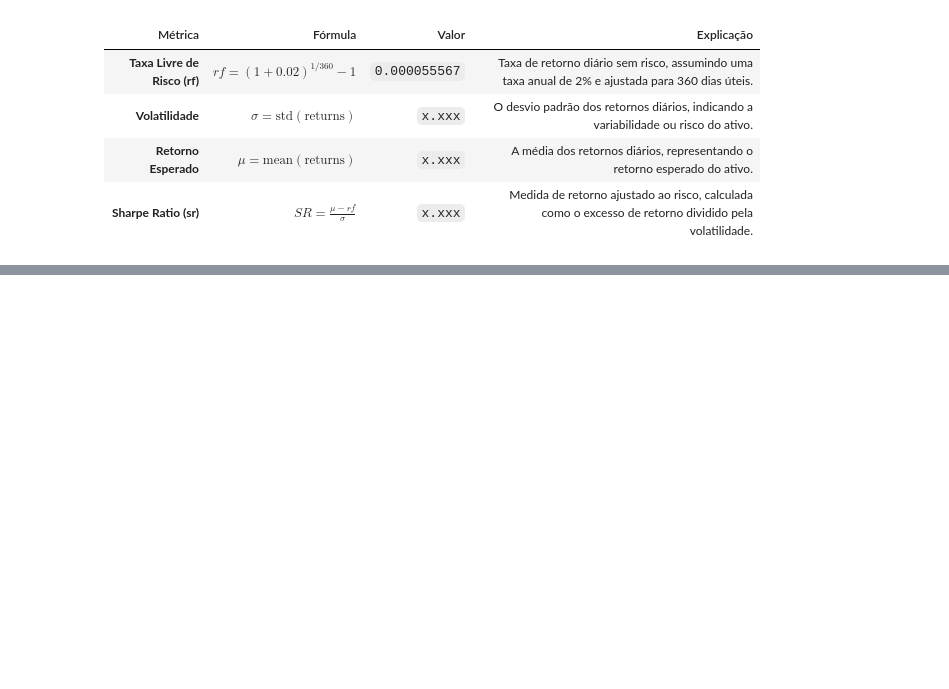
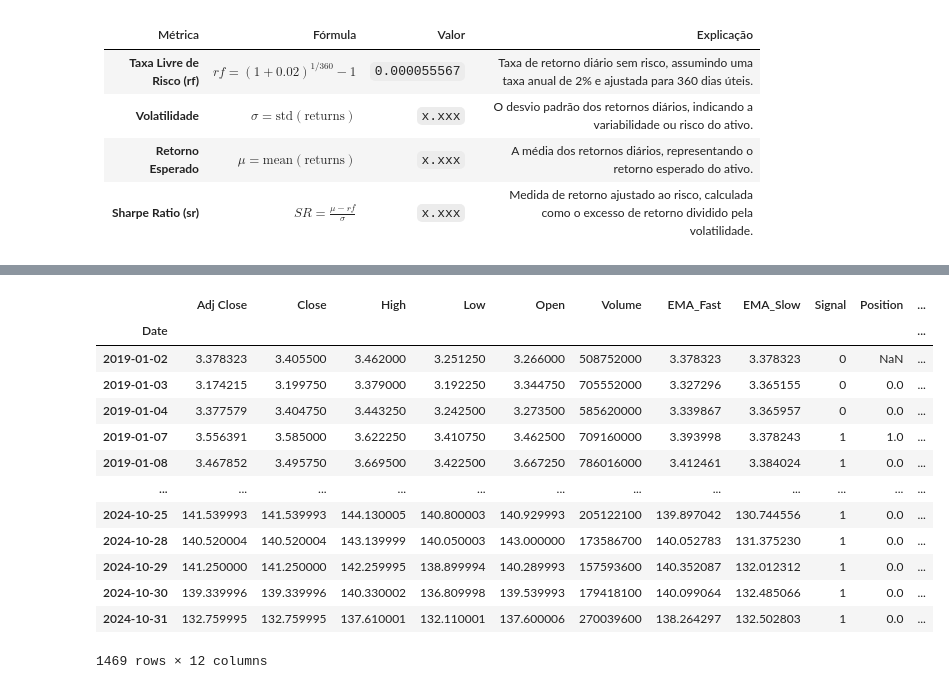
Before and after one commit to JoniFB03/OEOD, a Jupyter notebook: notebooks/Projeto_OEOD-Grupo7.ipynb, the cells around one changed output, grey strips where cells are left out. Cells and saved outputs as stored; diff of their text form; code cells hidden in the pictures; blank space fills up the shorter version.

```diff
--- a/notebooks/Projeto_OEOD-Grupo7.ipynb
+++ b/notebooks/Projeto_OEOD-Grupo7.ipynb
@@ -199,0 +255,17 @@ print(result)
+# %%
+data_plus
+# %% [output]
+|  | Adj Close | Close | High | Low | Open | Volume | EMA_Fast | EMA_Slow | Signal | Position | ... |
+| Date |  |  |  |  |  |  |  |  |  |  | ... |
+| 2019-01-02 | 3.378323 | 3.405500 | 3.462000 | 3.251250 | 3.266000 | 508752000 | 3.378323 | 3.378323 | 0 | NaN | ... |
+| 2019-01-03 | 3.174215 | 3.199750 | 3.379000 | 3.192250 | 3.344750 | 705552000 | 3.327296 | 3.365155 | 0 | 0.0 | ... |
+| 2019-01-04 | 3.377579 | 3.404750 | 3.443250 | 3.242500 | 3.273500 | 585620000 | 3.339867 | 3.365957 | 0 | 0.0 | ... |
+| 2019-01-07 | 3.556391 | 3.585000 | 3.622250 | 3.410750 | 3.462500 | 709160000 | 3.393998 | 3.378243 | 1 | 1.0 | ... |
+| 2019-01-08 | 3.467852 | 3.495750 | 3.669500 | 3.422500 | 3.667250 | 786016000 | 3.412461 | 3.384024 | 1 | 0.0 | ... |
+| ... | ... | ... | ... | ... | ... | ... | ... | ... | ... | ... | ... |
+| 2024-10-25 | 141.539993 | 141.539993 | 144.130005 | 140.800003 | 140.929993 | 205122100 | 139.897042 | 130.744556 | 1 | 0.0 | ... |
+| 2024-10-28 | 140.520004 | 140.520004 | 143.139999 | 140.050003 | 143.000000 | 173586700 | 140.052783 | 131.375230 | 1 | 0.0 | ... |
+| 2024-10-29 | 141.250000 | 141.250000 | 142.259995 | 138.899994 | 140.289993 | 157593600 | 140.352087 | 132.012312 | 1 | 0.0 | ... |
+| 2024-10-30 | 139.339996 | 139.339996 | 140.330002 | 136.809998 | 139.539993 | 179418100 | 140.099064 | 132.485066 | 1 | 0.0 | ... |
+| 2024-10-31 | 132.759995 | 132.759995 | 137.610001 | 132.110001 | 137.600006 | 270039600 | 138.264297 | 132.502803 | 1 | 0.0 | ... |
+1469 rows × 12 columns
```
Also changed, not shown: parts of 17 cells of this notebook.
